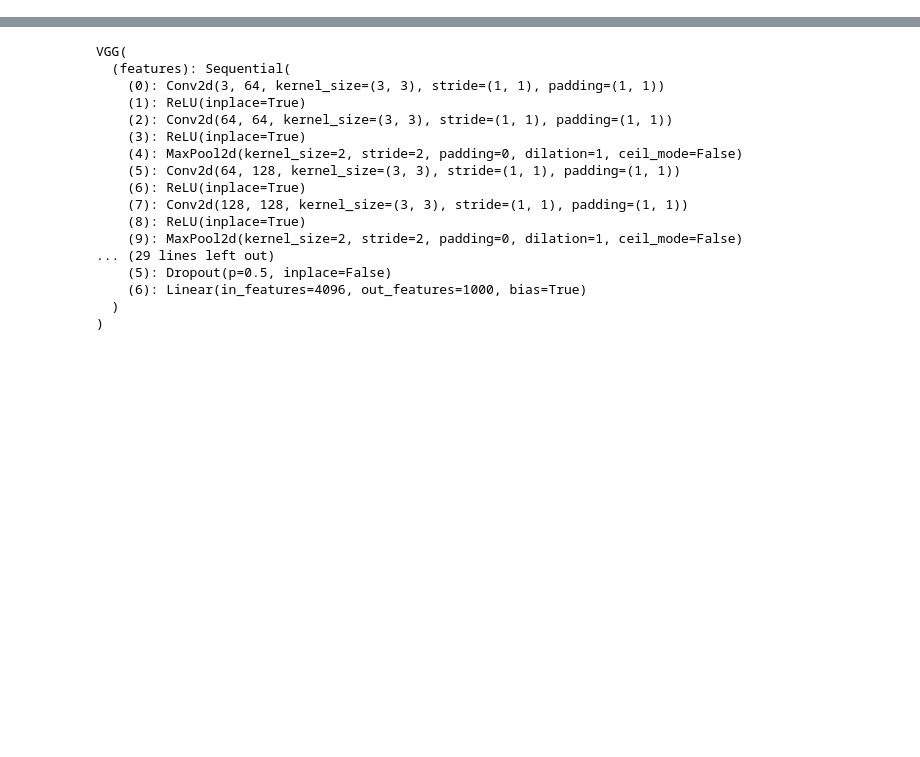
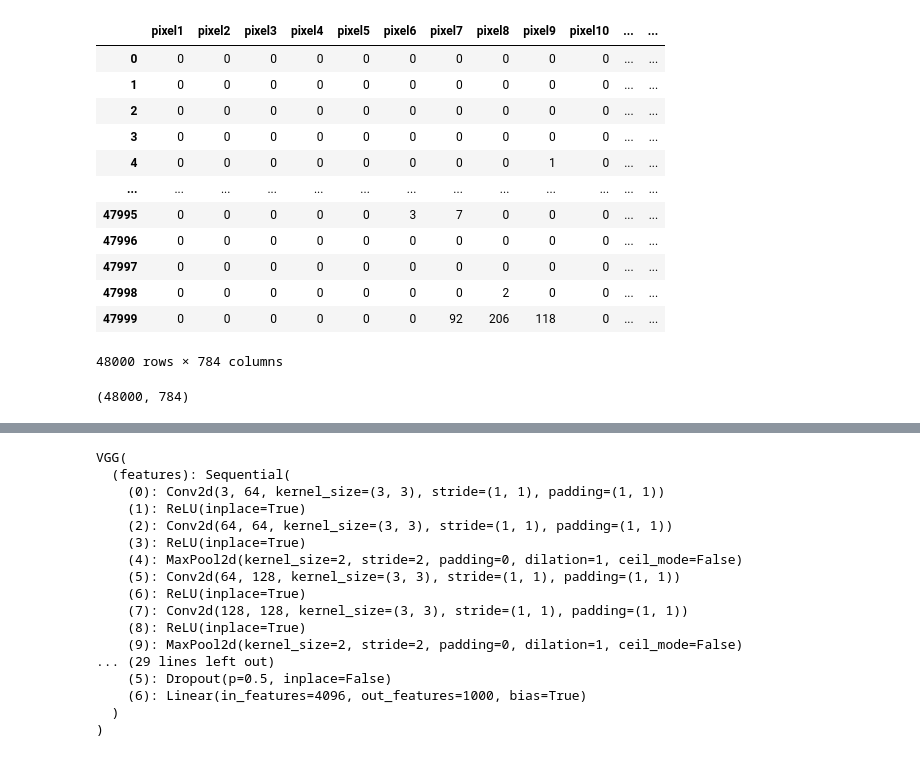
Before and after one commit to Swapn2/PyTorch, a Jupyter notebook: transfer_learning_fashion_mnist_pytorch_gpu.ipynb, the cells around one changed output, grey strips where cells are left out. Cells and saved outputs as stored; diff of their text form; code cells hidden in the pictures; blank space fills up the shorter version.

```diff
--- a/transfer_learning_fashion_mnist_pytorch_gpu.ipynb
+++ b/transfer_learning_fashion_mnist_pytorch_gpu.ipynb
@@ -69,0 +78,28 @@ custom_transform = transforms.Compose([
+# %%
+x_train,x_test,y_train,y_test = train_test_split(x,y,test_size = .2 , random_state=42)
+
+# Reset indices
+x_train = x_train.reset_index(drop=True)
+x_test = x_test.reset_index(drop=True)
+y_train = y_train.reset_index(drop=True)
+y_test = y_test.reset_index(drop=True)
+# %%
+x_train
+# %% [output]
+|  | pixel1 | pixel2 | pixel3 | pixel4 | pixel5 | pixel6 | pixel7 | pixel8 | pixel9 | pixel10 | ... | ... |
+| 0 | 0 | 0 | 0 | 0 | 0 | 0 | 0 | 0 | 0 | 0 | ... | ... |
+| 1 | 0 | 0 | 0 | 0 | 0 | 0 | 0 | 0 | 0 | 0 | ... | ... |
+| 2 | 0 | 0 | 0 | 0 | 0 | 0 | 0 | 0 | 0 | 0 | ... | ... |
+| 3 | 0 | 0 | 0 | 0 | 0 | 0 | 0 | 0 | 0 | 0 | ... | ... |
+| 4 | 0 | 0 | 0 | 0 | 0 | 0 | 0 | 0 | 1 | 0 | ... | ... |
+| ... | ... | ... | ... | ... | ... | ... | ... | ... | ... | ... | ... | ... |
+| 47995 | 0 | 0 | 0 | 0 | 0 | 3 | 7 | 0 | 0 | 0 | ... | ... |
+| 47996 | 0 | 0 | 0 | 0 | 0 | 0 | 0 | 0 | 0 | 0 | ... | ... |
+| 47997 | 0 | 0 | 0 | 0 | 0 | 0 | 0 | 0 | 0 | 0 | ... | ... |
+| 47998 | 0 | 0 | 0 | 0 | 0 | 0 | 0 | 2 | 0 | 0 | ... | ... |
+| 47999 | 0 | 0 | 0 | 0 | 0 | 0 | 92 | 206 | 118 | 0 | ... | ... |
+48000 rows × 784 columns
+# %%
+x_train.shape
+# %% [output]
+(48000, 784)
```
Also changed, not shown: parts of 34 cells of this notebook.
